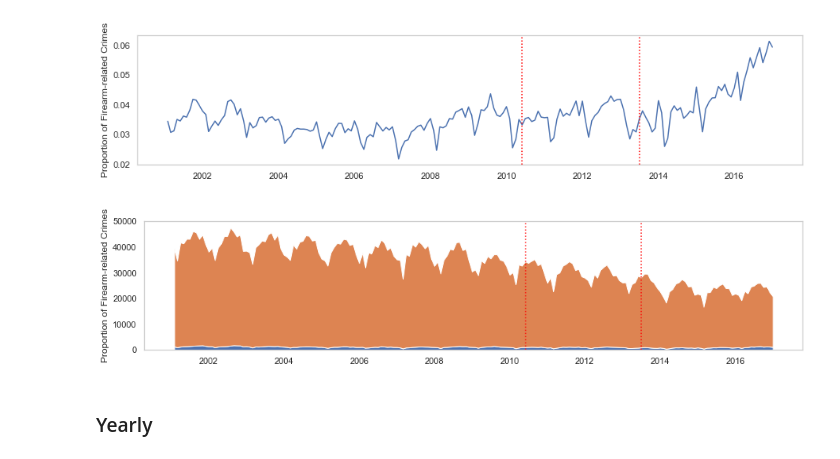
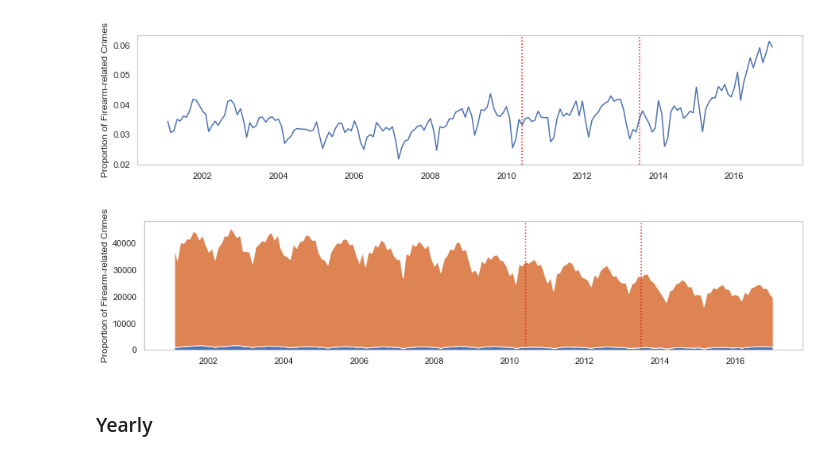
Before and after one commit to vbernardes/chicago-crime-dataviz, a Jupyter notebook: Gun Laws.ipynb, the cells around one changed output. Saved outputs shown, nothing was run; the diff lists cells and outputs as text; code cells hidden in the pictures.

Commit message:
Exclude crimes unrelated to guns from stacked area plot

```diff
--- a/Gun Laws.ipynb
+++ b/Gun Laws.ipynb
@@ -59,14 +59,18 @@ plt.axvline(x='2010-6', color='red', linestyle=':');
 plt.axvline(x='2013-7', color='red', linestyle=':');
 # %% [output]
 [figure]
+# %%
+# remove firearm crimes from original data frame
+no_firearm_crimes = crimes_df[~crimes_df['IUCR'].isin(iucr_firearms)]
+monthly_no_firearm_crimes = no_firearm_crimes.resample('M').size()
 # %%
 plt.figure(figsize=(15,3))
-plt.stackplot(monthly_crimes_df.index, [monthly_firearm_crimes, monthly_crimes_df])
+plt.stackplot(monthly_crimes_df.index, [monthly_firearm_crimes, monthly_no_firearm_crimes])
 plt.ylabel('Proportion of Firearm-related Crimes');
 plt.axvline(x='2010-6', color='red', linestyle=':');
 plt.axvline(x='2013-7', color='red', linestyle=':');
 # %% [output]
-[figure, old version]
+[figure, new version]
 # %% [markdown]
 ### Yearly
 # %%
```
